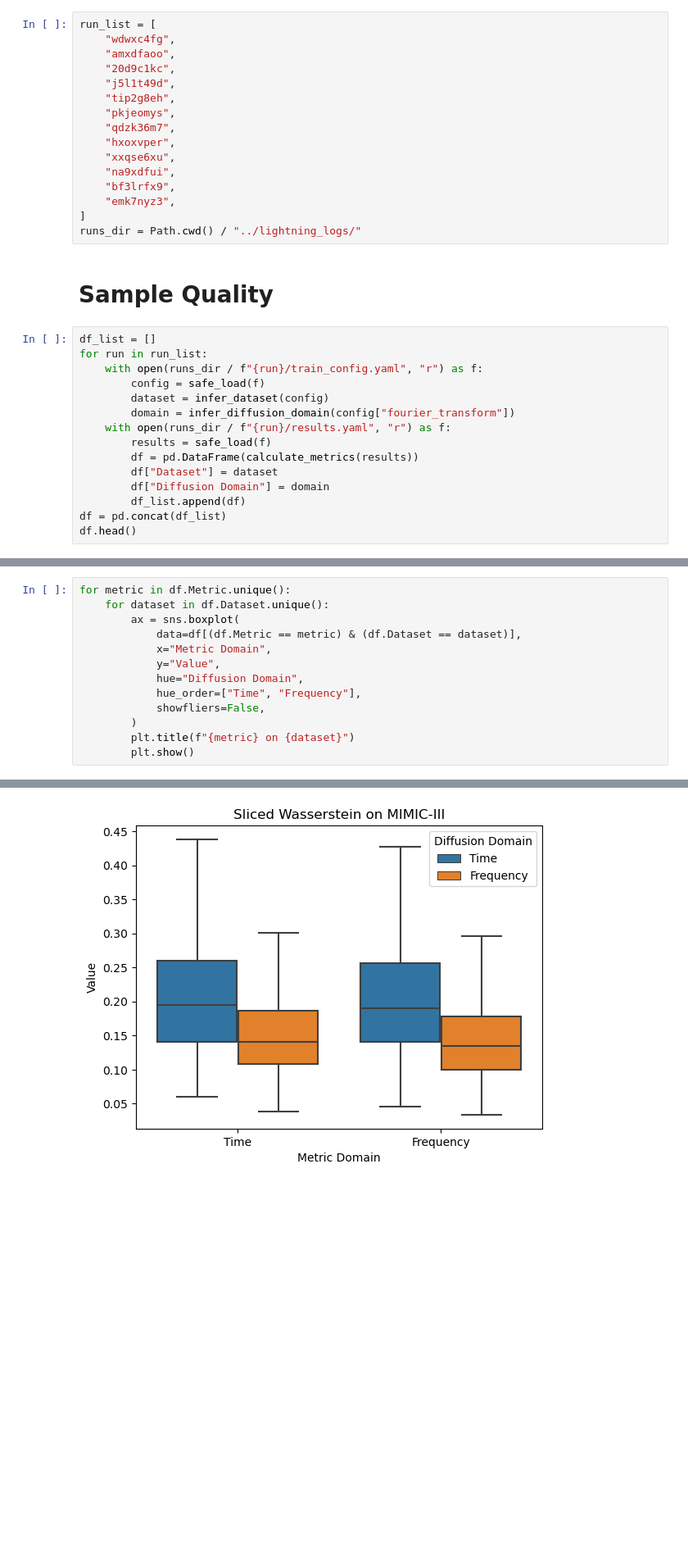
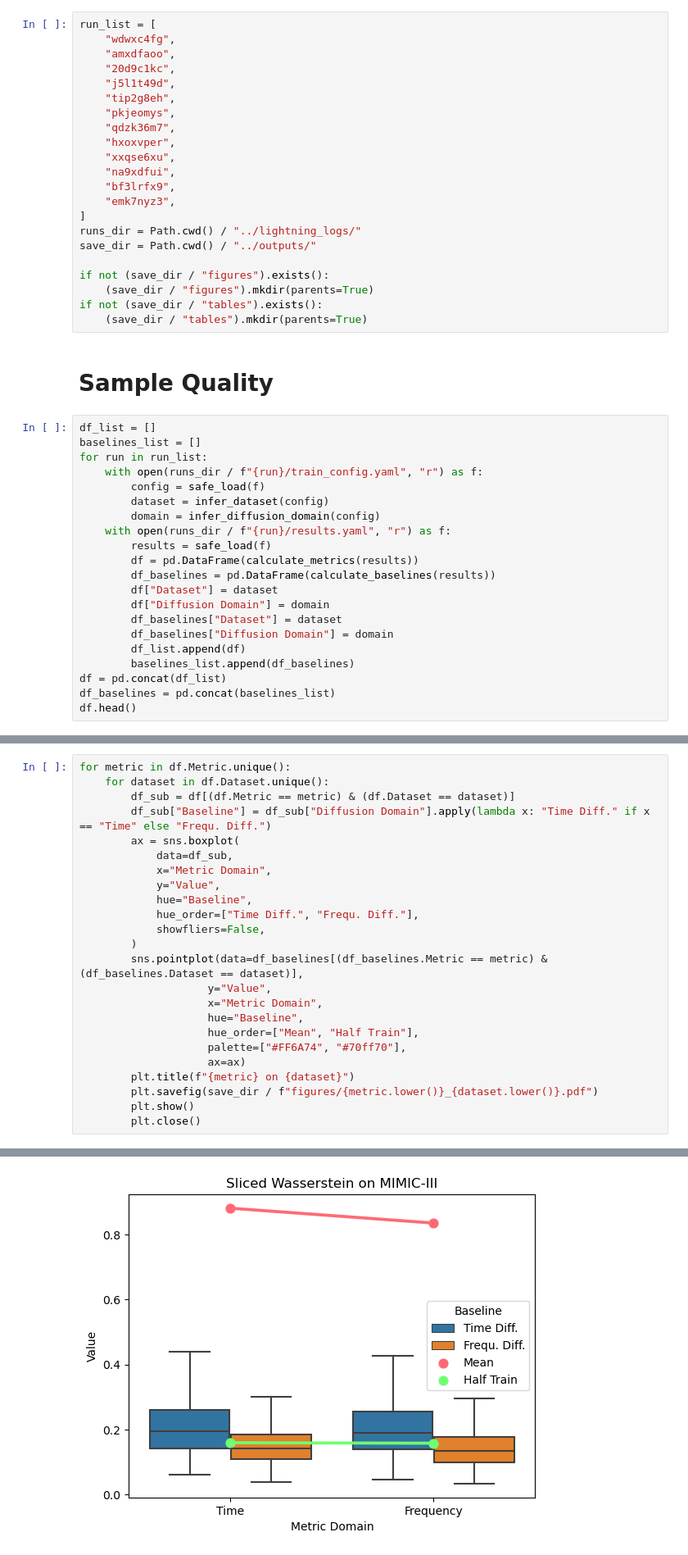
Before and after one commit to JonathanCrabbe/FourierDiffusion, a Jupyter notebook: notebooks/results.ipynb, the cells around one changed output, grey strips where cells are left out. Shown at 82% size. Drawn from its saved outputs; the diff is of its cells as text; blank space fills up the shorter version.

Commit message:
Improve results notebook

```diff
--- a/notebooks/results.ipynb
+++ b/notebooks/results.ipynb
@@ -87,22 +103,34 @@ run_list = [
     "emk7nyz3",
 ]
 runs_dir = Path.cwd() / "../lightning_logs/"
+save_dir = Path.cwd() / "../outputs/"
+
+if not (save_dir / "figures").exists():
+    (save_dir / "figures").mkdir(parents=True)
+if not (save_dir / "tables").exists():
+    (save_dir / "tables").mkdir(parents=True)
 # %% [markdown]
 # Sample Quality
 # %%
 df_list = []
+baselines_list = []
 for run in run_list:
     with open(runs_dir / f"{run}/train_config.yaml", "r") as f:
         config = safe_load(f)
         dataset = infer_dataset(config)
-        domain = infer_diffusion_domain(config["fourier_transform"])
+        domain = infer_diffusion_domain(config)
     with open(runs_dir / f"{run}/results.yaml", "r") as f:
         results = safe_load(f)
         df = pd.DataFrame(calculate_metrics(results))
+        df_baselines = pd.DataFrame(calculate_baselines(results))
         df["Dataset"] = dataset
         df["Diffusion Domain"] = domain
+        df_baselines["Dataset"] = dataset
+        df_baselines["Diffusion Domain"] = domain
         df_list.append(df)
+        baselines_list.append(df_baselines)
 df = pd.concat(df_list)
+df_baselines = pd.concat(baselines_list)
 df.head()
 # %% [output]
 |  | Value | Metric Domain | Metric | Dataset | Diffusion Domain |
@@ -114,14 +151,25 @@ df.head()
 # %%
 for metric in df.Metric.unique():
     for dataset in df.Dataset.unique():
+        df_sub = df[(df.Metric == metric) & (df.Dataset == dataset)]
+        df_sub["Baseline"] = df_sub["Diffusion Domain"].apply(lambda x: "Time Diff." if x == "Time" else "Frequ. Diff.")
         ax = sns.boxplot(
-            data=df[(df.Metric == metric) & (df.Dataset == dataset)],
+            data=df_sub,
             x="Metric Domain",
             y="Value",
-            hue="Diffusion Domain",
-            hue_order=["Time", "Frequency"],
+            hue="Baseline",
+            hue_order=["Time Diff.", "Frequ. Diff."],
             showfliers=False,
         )
+        sns.pointplot(data=df_baselines[(df_baselines.Metric == metric) & (df_baselines.Dataset == dataset)],
+                    y="Value",
+                    x="Metric Domain",
+                    hue="Baseline",
+                    hue_order=["Mean", "Half Train"],
+                    palette=["#FF6A74", "#70ff70"],
+                    ax=ax)
         plt.title(f"{metric} on {dataset}")
+        plt.savefig(save_dir / f"figures/{metric.lower()}_{dataset.lower()}.pdf")
         plt.show()
+        plt.close()
 # %% [output]
@@ -128 +181 @@ for metric in df.Metric.unique():
-[figure, old version]
+[figure, new version]
```
Also changed, not shown: parts of 7 cells of this notebook.
